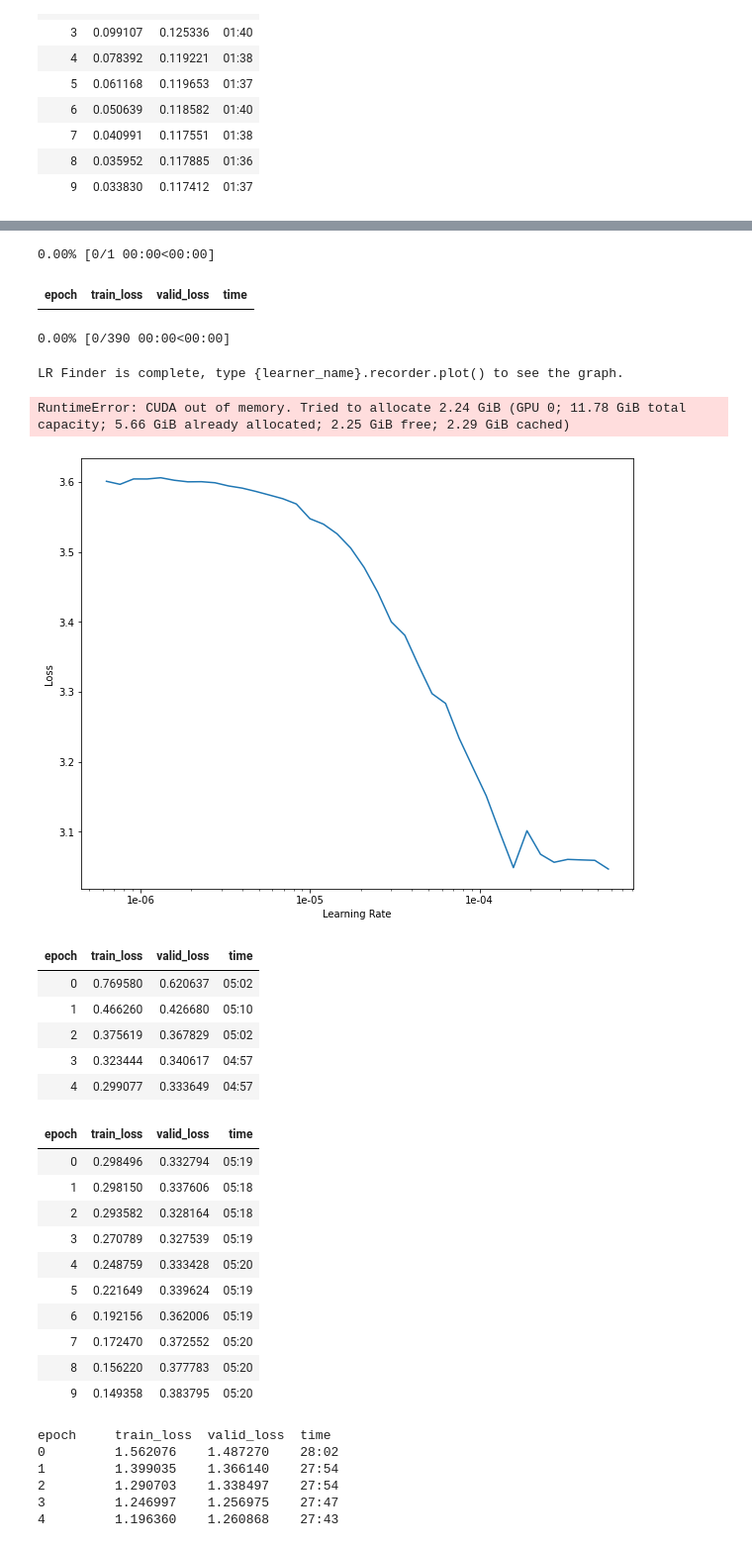
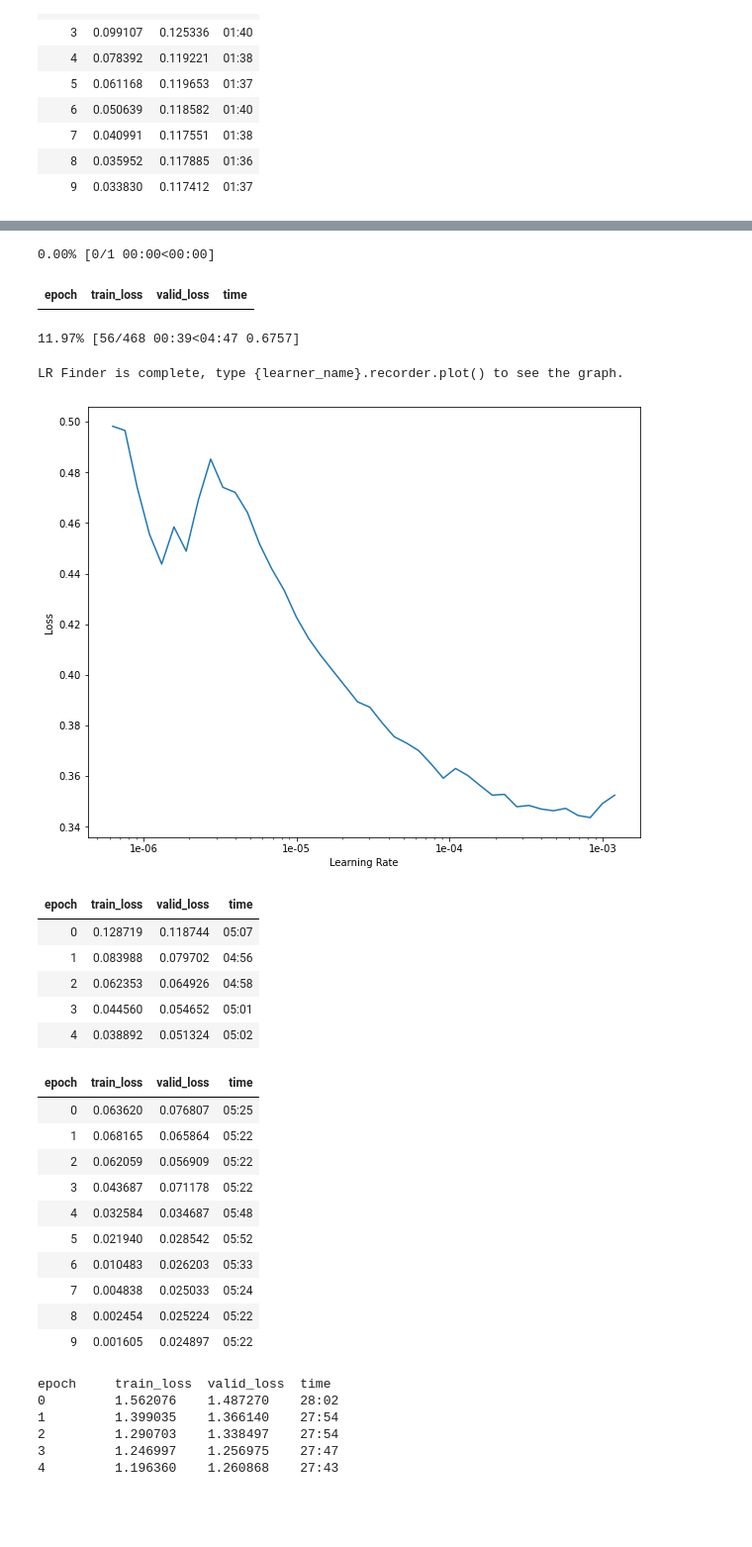
Before and after one commit to FredMath/text_detection_v1, a Jupyter notebook: text_detection_chest_xray.ipynb, the cells around one changed output, grey strips where cells are left out. Shown at 99% size. Saved outputs shown, nothing was run; the diff lists cells and outputs as text; code cells hidden in the pictures; blank space fills up the shorter version.

```diff
--- a/text_detection_chest_xray.ipynb
+++ b/text_detection_chest_xray.ipynb
@@ -856,47 +859,46 @@ Image (3, 256, 256),Image (3, 256, 256),Image (3, 256, 256),Image (3, 256, 256),
   )
 )], add_time=True, silent=False)
 # %%
-learn.data = get_data(12, 512)
+learn.data = get_data(10, 512)
 # %%
 learn.freeze()
 learn.lr_find()
 # %% [output]
 0.00% [0/1 00:00<00:00]
 | epoch | train_loss | valid_loss | time |
-0.00% [0/390 00:00<00:00]
+11.97% [56/468 00:39<04:47 0.6757]
 LR Finder is complete, type {learner_name}.recorder.plot() to see the graph.
-RuntimeError: CUDA out of memory. Tried to allocate 2.24 GiB (GPU 0; 11.78 GiB total capacity; 5.66 GiB already allocated; 2.25 GiB free; 2.29 GiB cached)
 # %%
 learn.recorder.plot()
 # %% [output]
-[figure, old version]
+[figure, new version]
 # %%
-learn.fit_one_cycle(5, 1e-4)
+learn.fit_one_cycle(5, (1e-4)/2)
 # %% [output]
 | epoch | train_loss | valid_loss | time |
-| 0 | 0.769580 | 0.620637 | 05:02 |
-| 1 | 0.466260 | 0.426680 | 05:10 |
-| 2 | 0.375619 | 0.367829 | 05:02 |
-| 3 | 0.323444 | 0.340617 | 04:57 |
-| 4 | 0.299077 | 0.333649 | 04:57 |
+| 0 | 0.128719 | 0.118744 | 05:07 |
+| 1 | 0.083988 | 0.079702 | 04:56 |
+| 2 | 0.062353 | 0.064926 | 04:58 |
+| 3 | 0.044560 | 0.054652 | 05:01 |
+| 4 | 0.038892 | 0.051324 | 05:02 |
 # %%
 learn.save('stage1-512')
 # %%
 learn.unfreeze()
 # %%
-learn.fit_one_cycle(10, slice(1e-6, 5e-5))
+learn.fit_one_cycle(10, slice(1e-5, 5e-4))
 # %% [output]
 | epoch | train_loss | valid_loss | time |
-| 0 | 0.298496 | 0.332794 | 05:19 |
-| 1 | 0.298150 | 0.337606 | 05:18 |
-| 2 | 0.293582 | 0.328164 | 05:18 |
-| 3 | 0.270789 | 0.327539 | 05:19 |
-| 4 | 0.248759 | 0.333428 | 05:20 |
-| 5 | 0.221649 | 0.339624 | 05:19 |
-| 6 | 0.192156 | 0.362006 | 05:19 |
-| 7 | 0.172470 | 0.372552 | 05:20 |
-| 8 | 0.156220 | 0.377783 | 05:20 |
-| 9 | 0.149358 | 0.383795 | 05:20 |
+| 0 | 0.063620 | 0.076807 | 05:25 |
+| 1 | 0.068165 | 0.065864 | 05:22 |
+| 2 | 0.062059 | 0.056909 | 05:22 |
+| 3 | 0.043687 | 0.071178 | 05:22 |
+| 4 | 0.032584 | 0.034687 | 05:48 |
+| 5 | 0.021940 | 0.028542 | 05:52 |
+| 6 | 0.010483 | 0.026203 | 05:33 |
+| 7 | 0.004838 | 0.025033 | 05:24 |
+| 8 | 0.002454 | 0.025224 | 05:22 |
+| 9 | 0.001605 | 0.024897 | 05:22 |
 # %%
 learn.save('stage2-512')
 # %%
```
Also changed, not shown: parts of 14 cells of this notebook, 1 other file.
